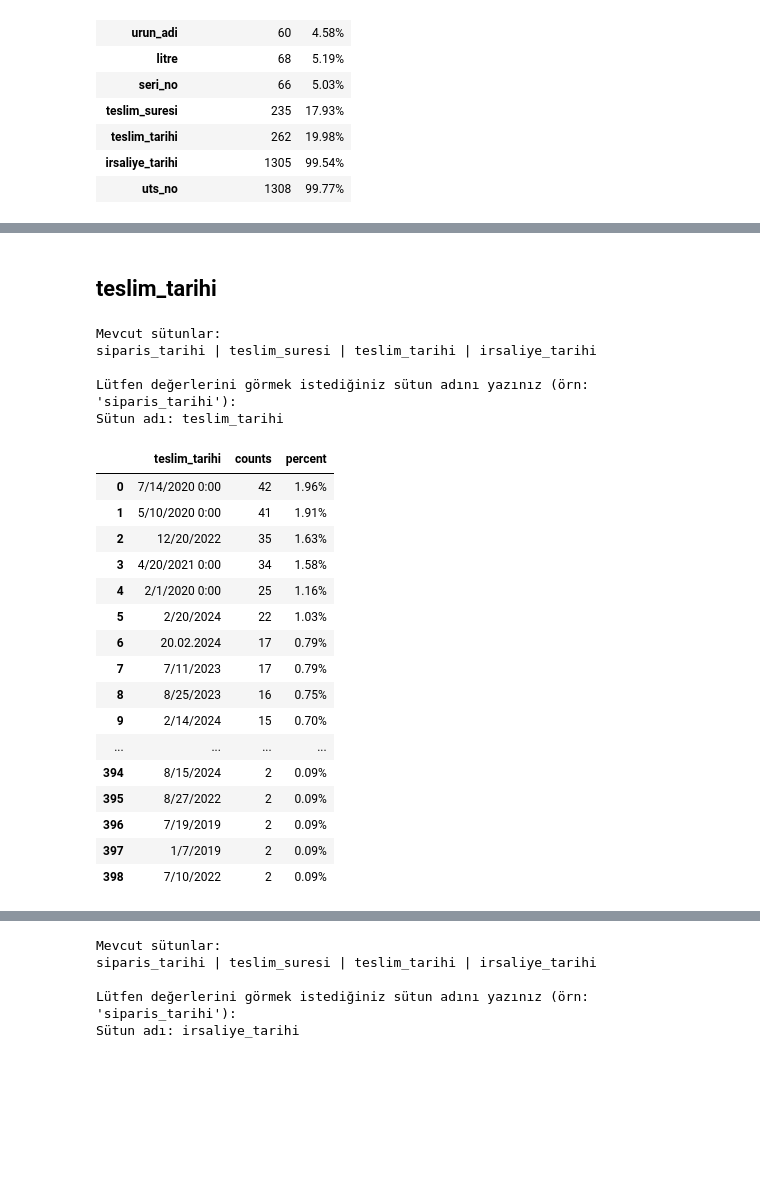
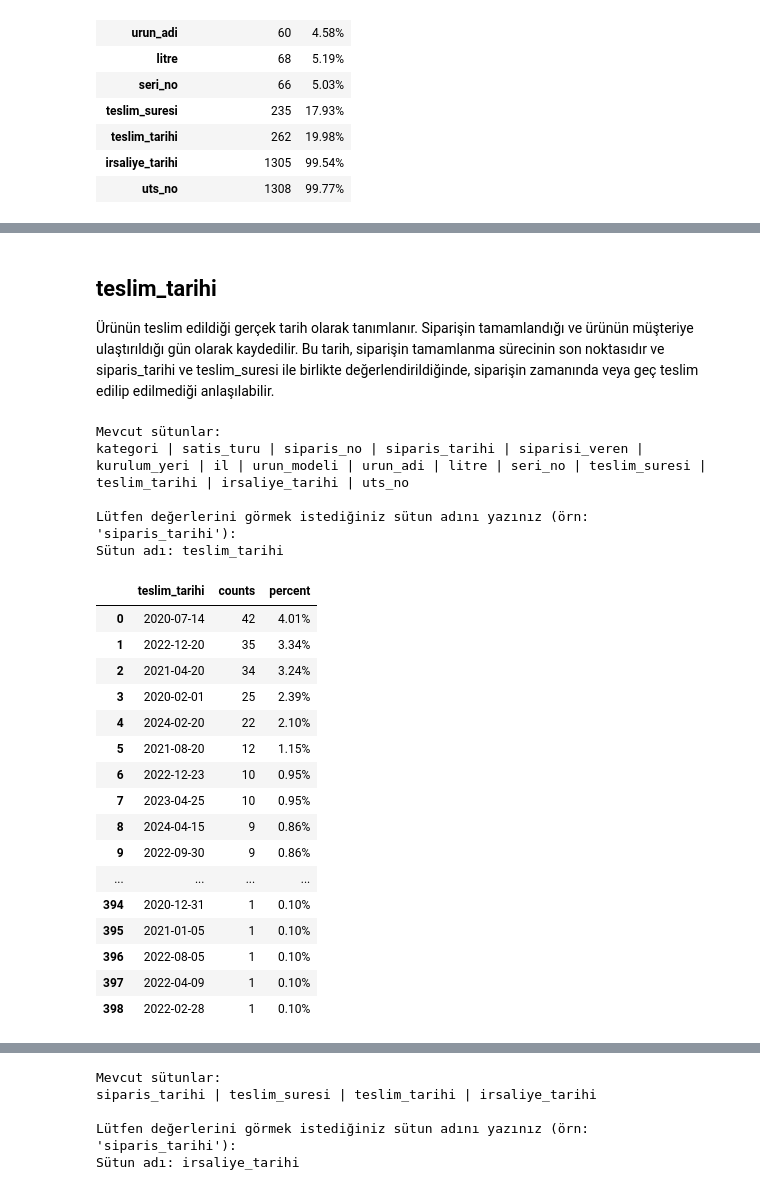
Before and after one commit to Duygu-Jones/LLM_Playground, a Jupyter notebook: 01_EDA/KATEGORILER/01_Otoklav_Oksijen/Duygu/Duygu_OTOKLAV_O2_eda-notebook.ipynb, the cells around one changed output, grey strips where cells are left out. Drawn from its saved outputs; the diff is of its cells as text; code cells hidden in the pictures; blank space fills up the shorter version.

```diff
--- a/01_EDA/KATEGORILER/01_Otoklav_Oksijen/Duygu/Duygu_OTOKLAV_O2_eda-notebook.ipynb
+++ b/01_EDA/KATEGORILER/01_Otoklav_Oksijen/Duygu/Duygu_OTOKLAV_O2_eda-notebook.ipynb
@@ -1838,27 +1737,31 @@ tarih_df[tarih_df['teslim_suresi'].isna()]
 # %% [markdown]
 ## **teslim_tarihi**
+
+Ürünün teslim edildiği gerçek tarih olarak tanımlanır. Siparişin tamamlandığı ve ürünün müşteriye ulaştırıldığı gün olarak kaydedilir. Bu tarih, siparişin tamamlanma sürecinin son noktasıdır ve siparis_tarihi ve teslim_suresi ile birlikte değerlendirildiğinde, siparişin zamanında veya geç teslim edilip edilmediği anlaşılabilir.
 # %%
+utils.df = df_kategori
+
 utils.get_value_count()
 # %% [output]
 Mevcut sütunlar:
-siparis_tarihi | teslim_suresi | teslim_tarihi | irsaliye_tarihi
+kategori | satis_turu | siparis_no | siparis_tarihi | siparisi_veren | kurulum_yeri | il | urun_modeli | urun_adi | litre | seri_no | teslim_suresi | teslim_tarihi | irsaliye_tarihi | uts_no
 
 Lütfen değerlerini görmek istediğiniz sütun adını yazınız (örn: 'siparis_tarihi'):
 Sütun adı: teslim_tarihi
 |  | teslim_tarihi | counts | percent |
-| 0 | 7/14/2020 0:00 | 42 | 1.96% |
-| 1 | 5/10/2020 0:00 | 41 | 1.91% |
-| 2 | 12/20/2022 | 35 | 1.63% |
-| 3 | 4/20/2021 0:00 | 34 | 1.58% |
-| 4 | 2/1/2020 0:00 | 25 | 1.16% |
-| 5 | 2/20/2024 | 22 | 1.03% |
-| 6 | 20.02.2024 | 17 | 0.79% |
-| 7 | 7/11/2023 | 17 | 0.79% |
-| 8 | 8/25/2023 | 16 | 0.75% |
-| 9 | 2/14/2024 | 15 | 0.70% |
+| 0 | 2020-07-14 | 42 | 4.01% |
+| 1 | 2022-12-20 | 35 | 3.34% |
+| 2 | 2021-04-20 | 34 | 3.24% |
+| 3 | 2020-02-01 | 25 | 2.39% |
+| 4 | 2024-02-20 | 22 | 2.10% |
+| 5 | 2021-08-20 | 12 | 1.15% |
+| 6 | 2022-12-23 | 10 | 0.95% |
+| 7 | 2023-04-25 | 10 | 0.95% |
+| 8 | 2024-04-15 | 9 | 0.86% |
+| 9 | 2022-09-30 | 9 | 0.86% |
 | ... | ... | ... | ... |
-| 394 | 8/15/2024 | 2 | 0.09% |
-| 395 | 8/27/2022 | 2 | 0.09% |
-| 396 | 7/19/2019 | 2 | 0.09% |
-| 397 | 1/7/2019 | 2 | 0.09% |
-| 398 | 7/10/2022 | 2 | 0.09% |
+| 394 | 2020-12-31 | 1 | 0.10% |
+| 395 | 2021-01-05 | 1 | 0.10% |
+| 396 | 2022-08-05 | 1 | 0.10% |
+| 397 | 2022-04-09 | 1 | 0.10% |
+| 398 | 2022-02-28 | 1 | 0.10% |
```
Also changed, not shown: parts of 64 cells of this notebook, 1 other file.
